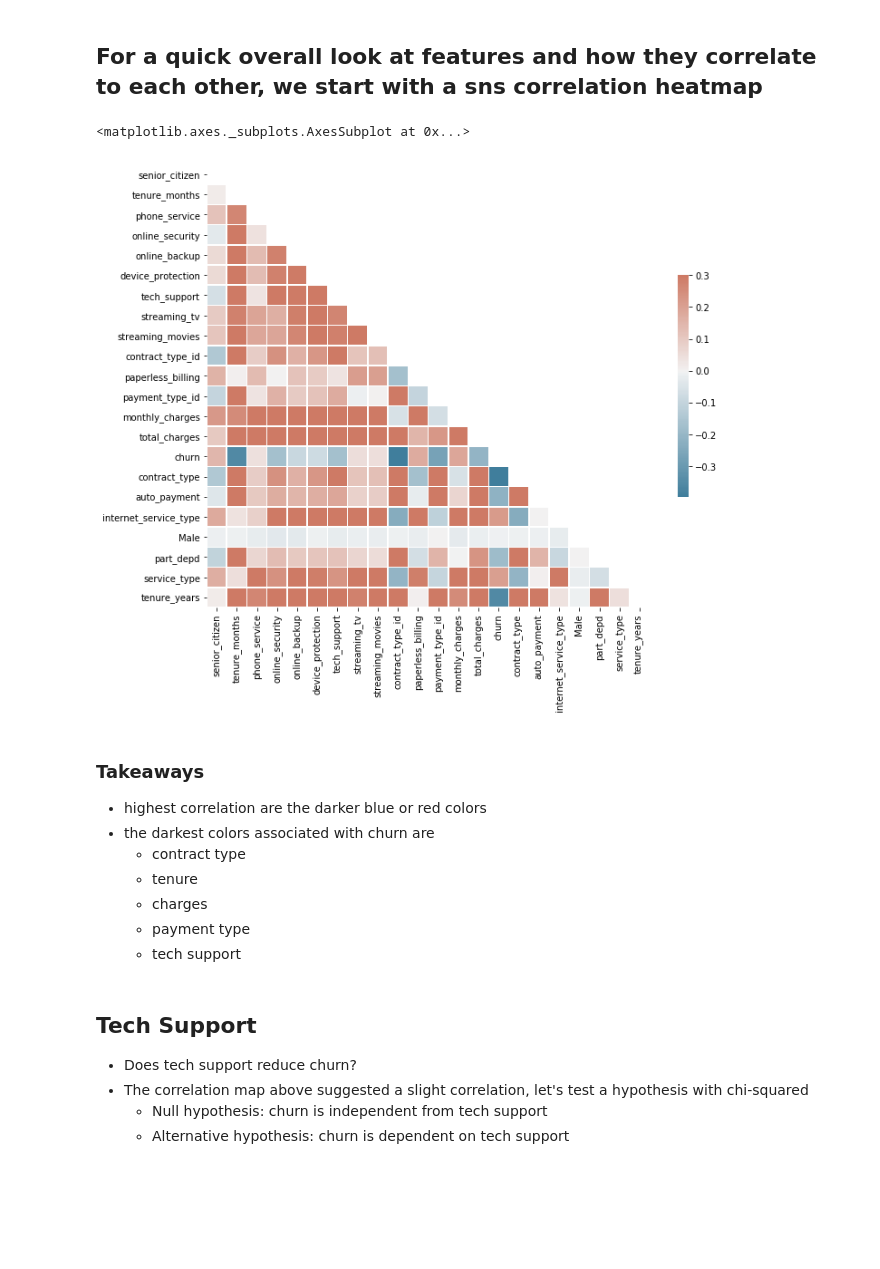
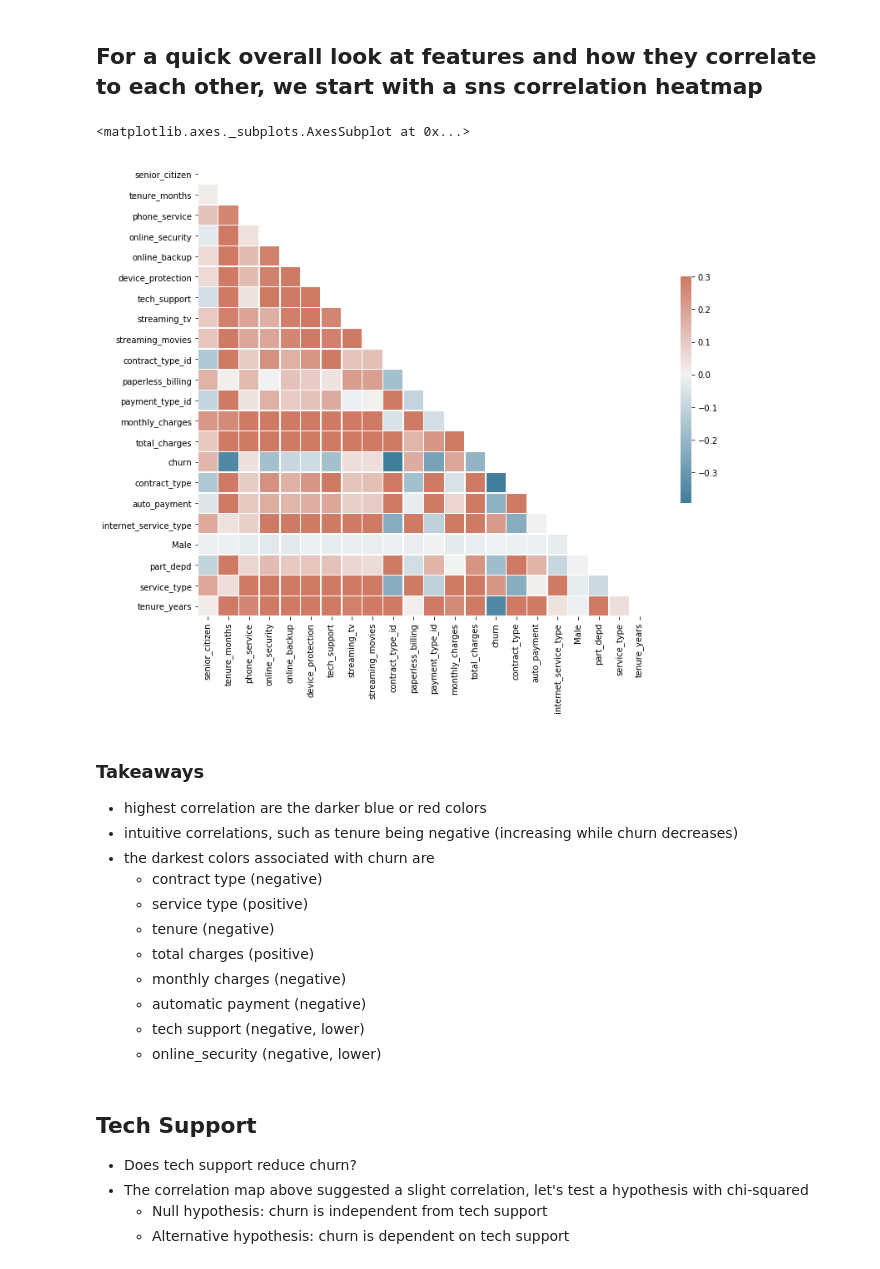
Before and after one commit to ThompsonBethany01/Telco_Churn, a Jupyter notebook: Modeling.ipynb, the cells around one changed output. Cells and saved outputs as stored; diff of their text form; code cells hidden in the pictures; blank space fills up the shorter version.

```diff
--- a/Modeling.ipynb
+++ b/Modeling.ipynb
@@ -171,32 +333,36 @@ train.head(3).T
 # %%
 # Correlation heat map
 # creating the correlation of each feature against each other
 corr = train.corr()
 
-# Generate a mask for the upper triangle
+# Generate a mask for the upper triangle, prints out only the bottom triangle
 mask = np.triu(np.ones_like(corr, dtype=bool))
 
-# Set up the matplotlib figure
-f, ax = plt.subplots(figsize=(11, 9))
+# Set up the matplotlib figure, sets size
+f, ax = plt.subplots(figsize=(13, 10))
 
-# Generate a custom diverging colormap
+# Generate a custom diverging colormap, changing default colors
 cmap = sns.diverging_palette(230, 20, as_cmap=True)
 
 # Draw the heatmap with the mask and correct aspect ratio
 sns.heatmap(corr, mask=mask, cmap=cmap, vmax=.3, center=0,
             square=True, linewidths=.5, cbar_kws={"shrink": .5})
 # %% [output]
 <matplotlib.axes._subplots.AxesSubplot at 0x...>
-[figure, old version]
+[figure, new version]
 # %% [markdown]
 ### Takeaways
 - highest correlation are the darker blue or red colors
+- intuitive correlations, such as tenure being negative (increasing while churn decreases)
 - the darkest colors associated with churn are
-    - contract type
-    - tenure
-    - charges
-    - payment type
-    - tech support
+    - contract type (negative)
+    - service type (positive)
+    - tenure (negative)
+    - total charges (positive)
+    - monthly charges (negative)
+    - automatic payment (negative)
+    - tech support (negative, lower)
+    - online_security (negative, lower)
 # %% [markdown]
 ## Tech Support
 - Does tech support reduce churn?
```
Also changed, not shown: parts of 44 cells of this notebook, 2 other files.
